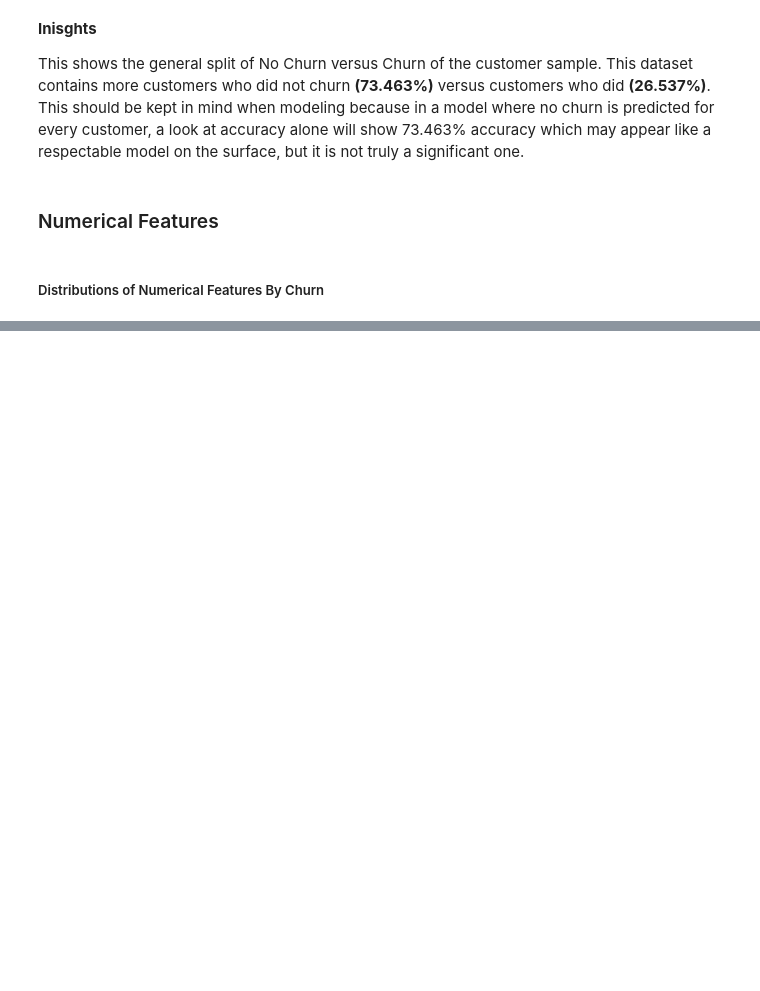
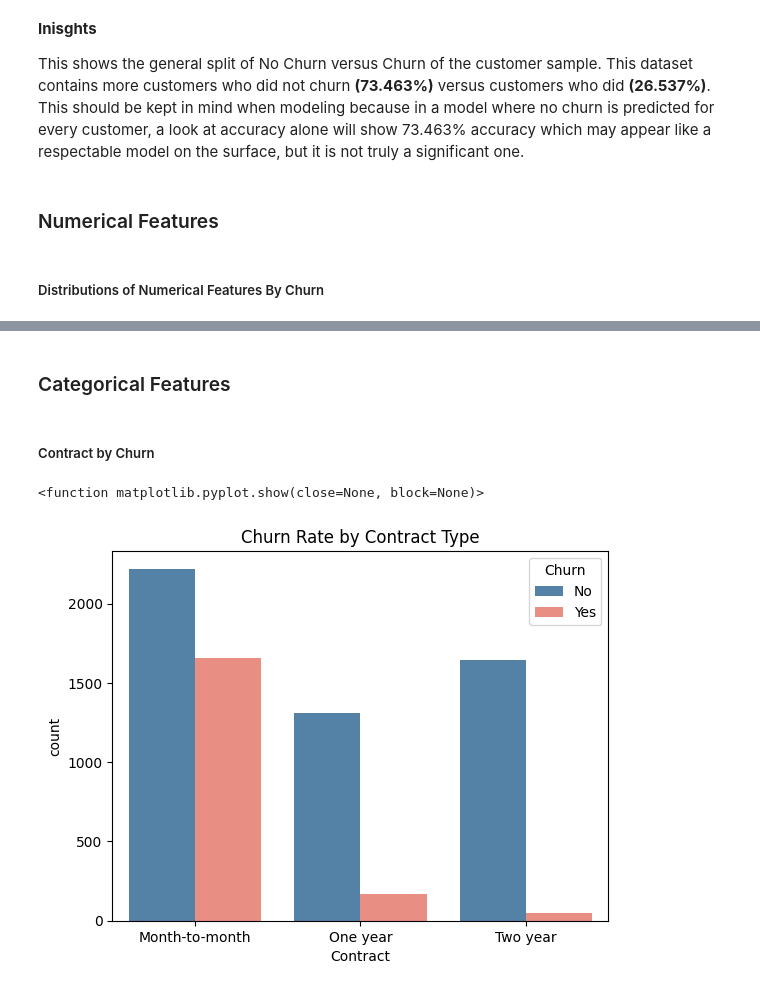
Before and after one commit to keeganprunty/telco-churn-analysis, a Jupyter notebook: telco_customer_analysis.ipynb, the cells around one changed output, grey strips where cells are left out. Cells and saved outputs as stored; diff of their text form; code cells hidden in the pictures; blank space fills up the shorter version.

```diff
--- a/telco_customer_analysis.ipynb
+++ b/telco_customer_analysis.ipynb
@@ -415,0 +400,18 @@ df['gender'] = (df['gender'] == 'Male').astype(int)
+# %% [markdown]
+### Categorical Features
+# %% [markdown]
+##### Contract by Churn
+# %%
+palette = {'Yes': 'salmon', 'No': 'steelblue' } #color
+#plot contract by churn
+sns.countplot(
+    data = clean_df,
+    x='Contract',
+    hue='Churn',
+    palette=palette
+)
+plt.title("Churn Rate by Contract Type")
+plt.show
+# %% [output]
+<function matplotlib.pyplot.show(close=None, block=None)>
+[figure, added]
```
Also changed, not shown: parts of 8 cells of this notebook.
